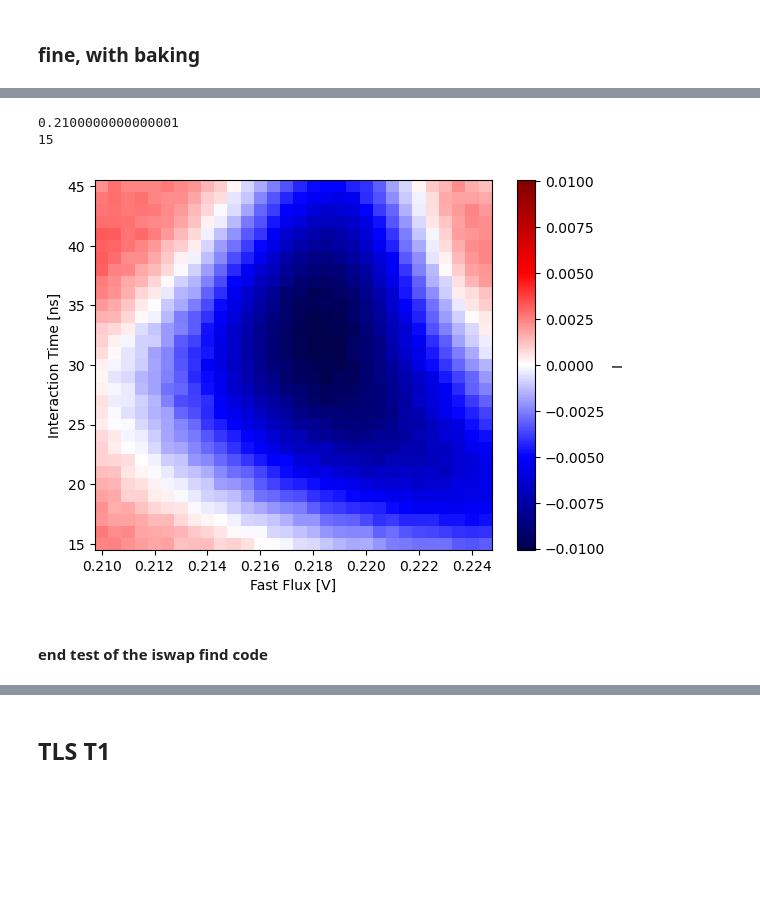
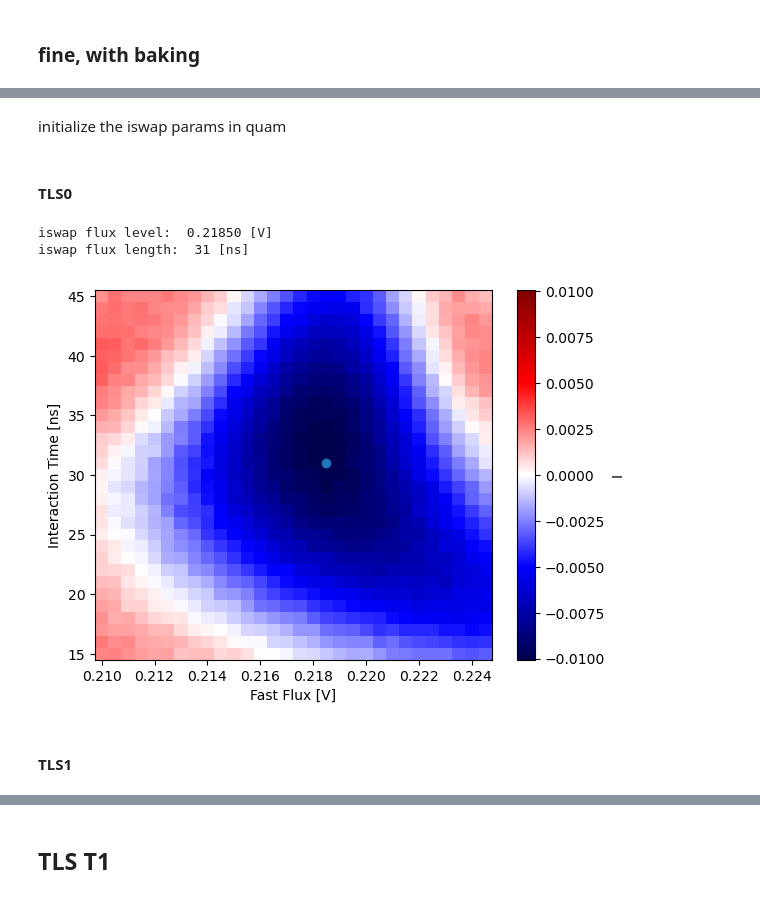
Before and after one commit to chenmo1989/QM_Control, a Jupyter notebook: UA_Q2_basic_charact_v3.ipynb, the cells around one changed output, grey strips where cells are left out. Saved outputs shown, nothing was run; the diff lists cells and outputs as text; code cells hidden in the pictures; blank space fills up the shorter version.

Commit message:
small cosmetic fix to iswap pulse finding

```diff
--- a/UA_Q2_basic_charact_v3.ipynb
+++ b/UA_Q2_basic_charact_v3.ipynb
@@ -443,0 +444,2 @@ interaction_time_range = (interaction_time_min, interaction_time_max)
+# %% [markdown]
+initialize the iswap params in quam
@@ -443,0 +449,2 @@ interaction_time_range = (interaction_time_min, interaction_time_max)
+# %% [markdown]
+#### TLS0
@@ -444,8 +456,7 @@ interaction_time_range = (interaction_time_min, interaction_time_max)
 # %%
-iswap_flux, iswap_time = Analysis.exp2D.SWAP_find_iswap(expt_dataset, flux_range, interaction_time_range)
+%matplotlib inline
+iswap_flux, iswap_time = Analysis.exp2D.SWAP_find_iswap(expt_dataset, flux_range, interaction_time_range, to_plot = True)
+# %% [output]
+iswap flux level:  0.21850 [V]
+iswap flux length:  31 [ns]
+[figure, added]
-# %%
-print(iswap_flux)
-print(iswap_time)
-# %% [output]
-0.2100000000000001
-15
@@ -486,8 +463 @@ min_fast_flux
-# %%
-subset['I'].plot(x = list(expt_dataset.coords.keys())[0], y = list(expt_dataset.coords.keys())[1], cmap = "seismic")
-plt.show()
-# %% [output]
-[figure, removed]
-# %% [markdown]
-#### end test of the iswap find code
 # %%
@@ -496 +466,3 @@ machine.flux_lines[flux_index].iswap.level = [0.22, 0.3278, 0.3298, 0.3786]
 machine = Analysis.set_machine(machine)
+# %% [markdown]
+#### TLS1
```
Also changed, not shown: parts of 24 cells of this notebook, 2 other files.
